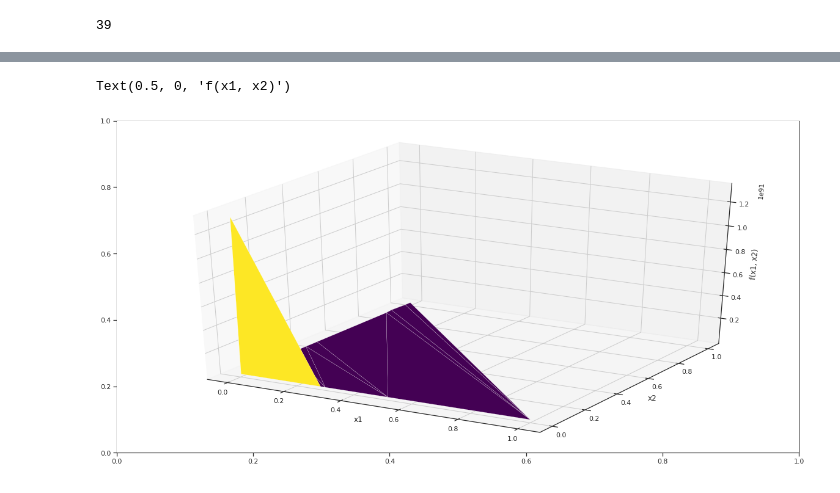
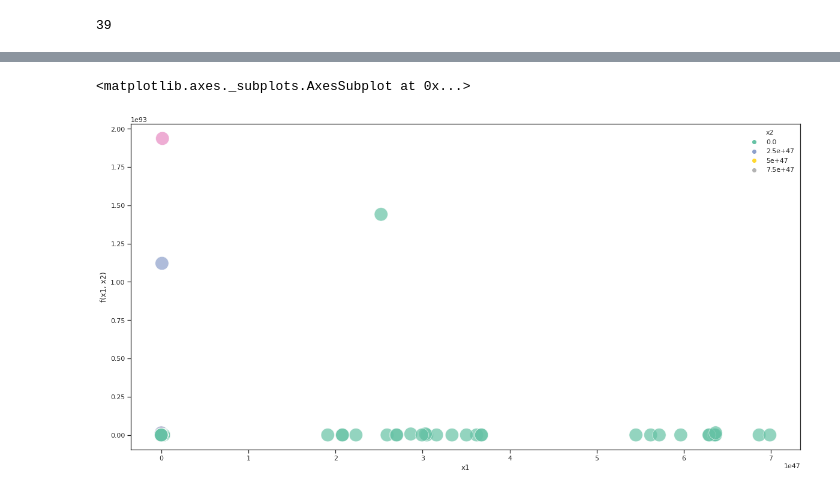
Before and after one commit to ltbringer/fastest, a Jupyter notebook: experiments/experiment_01__plot_function_args_vs_output.ipynb, the cells around one changed output, grey strips where cells are left out. Cells and saved outputs as stored; diff of their text form; code cells hidden in the pictures.

```diff
--- a/experiments/experiment_01__plot_function_args_vs_output.ipynb
+++ b/experiments/experiment_01__plot_function_args_vs_output.ipynb
@@ -102,7 +103,7 @@ def experiment_join():
         'raw_string_2': [],
         'output': []
     }
-    for i in range(100):
+    for i in range(500):
         random_string_1 = get_safe_strings(size=random.randint(3, 20))
         data['raw_string_1'].append(random_string_1)
 
@@ -125,19 +126,15 @@ def experiment_join():
         df['x1'] = pd.to_numeric(df['x1'])
         df['x2'] = pd.to_numeric(df['x2'])
         df['f(x1, x2)'] = pd.to_numeric(df['f(x1, x2)'])
-        df['x1'] = (df['x1']-df['x1'].min())/(df['x1'].max()-df['x1'].min())
-        df['x2'] = (df['x2']-df['x2'].min())/(df['x2'].max()-df['x2'].min())
-        df['ff(x1, x2)'] = (df['f(x1, x2)']-df['f(x1, x2)'].min())/(df['f(x1, x2)'].max()-df['f(x1, x2)'].min())
+#         df['x1'] = (df['x1']-df['x1'].min())/(df['x1'].max()-df['x1'].min())
+#         df['x2'] = (df['x2']-df['x2'].min())/(df['x2'].max()-df['x2'].min())
+#         df['ff(x1, x2)'] = (df['f(x1, x2)']-df['f(x1, x2)'].min())/(df['f(x1, x2)'].max()-df['f(x1, x2)'].min())
     return df
-# %%
-result = experiment_join()
-
-fig, ax = plt.subplots(figsize=(20, 10))
-ax = fig.gca(projection='3d')
-ax.plot_trisurf(result['x1'], result['x2'], result['f(x1, x2)'], cmap=plt.cm.viridis, linewidth=0.2)
-ax.set_xlabel('x1')
-ax.set_ylabel('x2')
-ax.set_zlabel('f(x1, x2)')
-# %% [output]
-Text(0.5, 0, 'f(x1, x2)')
-[figure, removed]
+# %%
+result = experiment_join()
+
+fig, ax = plt.subplots(figsize=(20, 10))
+sns.scatterplot(ax=ax, x="x1", y="f(x1, x2)", data=result, hue="x2", palette='Set2', s=500, alpha=0.7)
+# %% [output]
+<matplotlib.axes._subplots.AxesSubplot at 0x...>
+[figure, added]
```
Also changed, not shown: parts of 9 cells of this notebook.
